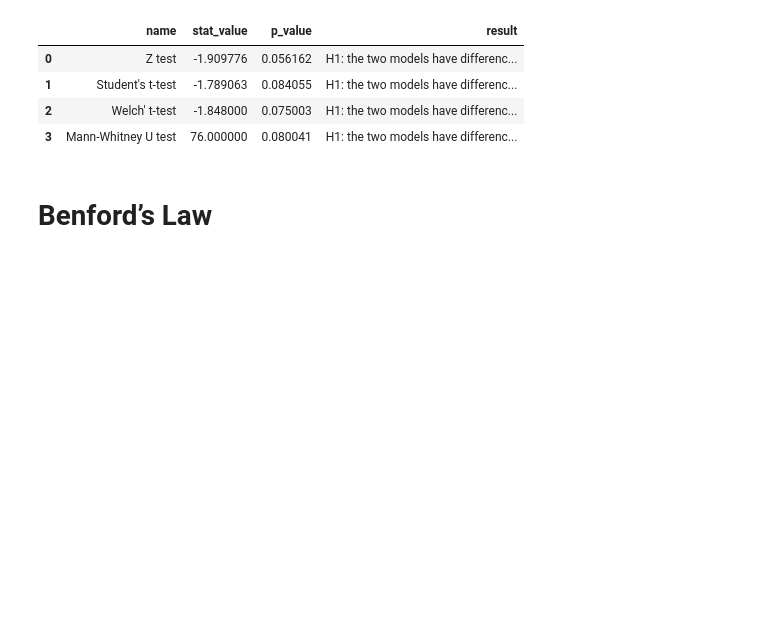
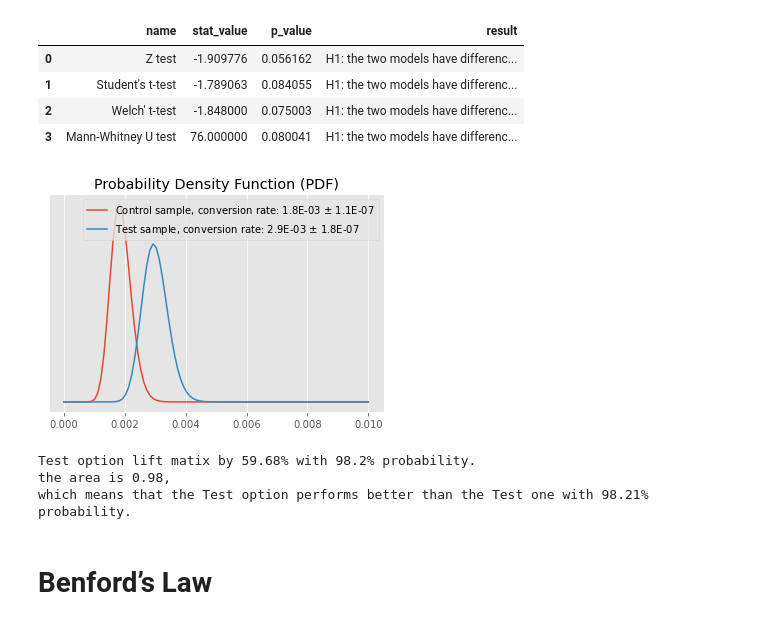
Before and after one commit to imanursar/Machine-Learning-Notes, a Jupyter notebook: Custom Function/Statistic Function.ipynb, the cells around one changed output. Saved outputs shown, nothing was run; the diff lists cells and outputs as text; code cells hidden in the pictures; blank space fills up the shorter version.

```diff
--- a/Custom Function/Statistic Function.ipynb
+++ b/Custom Function/Statistic Function.ipynb
@@ -324,6 +324,19 @@ H1: the two models have difference efficacy
 | 1 | Student's t-test | -1.789063 | 0.084055 | H1: the two models have differenc... |
 | 2 | Welch' t-test | -1.848000 | 0.075003 | H1: the two models have differenc... |
 | 3 | Mann-Whitney U test | 76.000000 | 0.080041 | H1: the two models have differenc... |
+# %%
+control = [16500, 30]
+test = [17000, 50]
+# %%
+res = pd.DataFrame([control,test]).T
+res.columns = ['control','test']
+# %%
+statistic.stat_test(res['control'],res['test'],types='ab_test',type_ab='matrix')
+# %% [output]
+[figure, added]
+Test option lift matix by 59.68% with 98.2% probability.
+the area is 0.98,
+which means that the Test option performs better than the Test one with 98.21% probability.
 # %% [markdown]
 # Benford’s Law
 # %%
```
